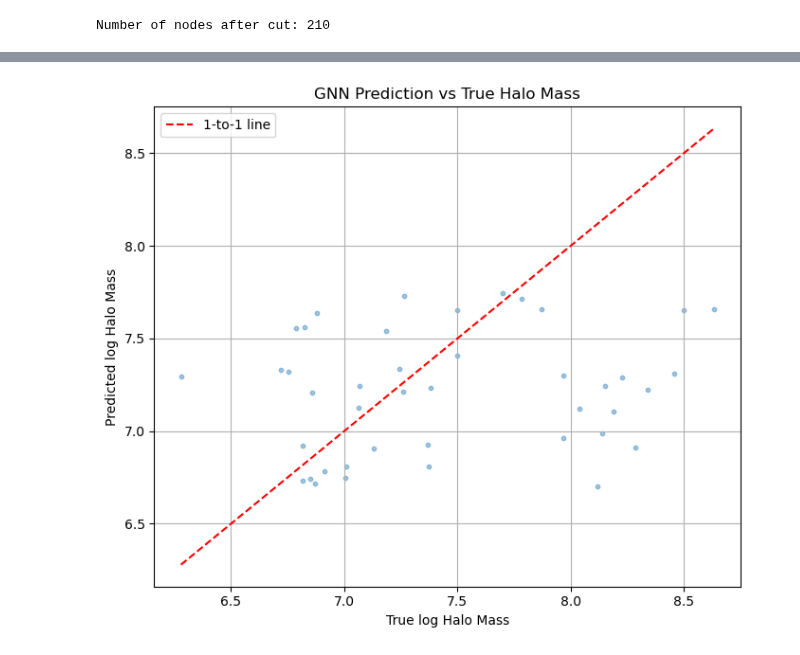
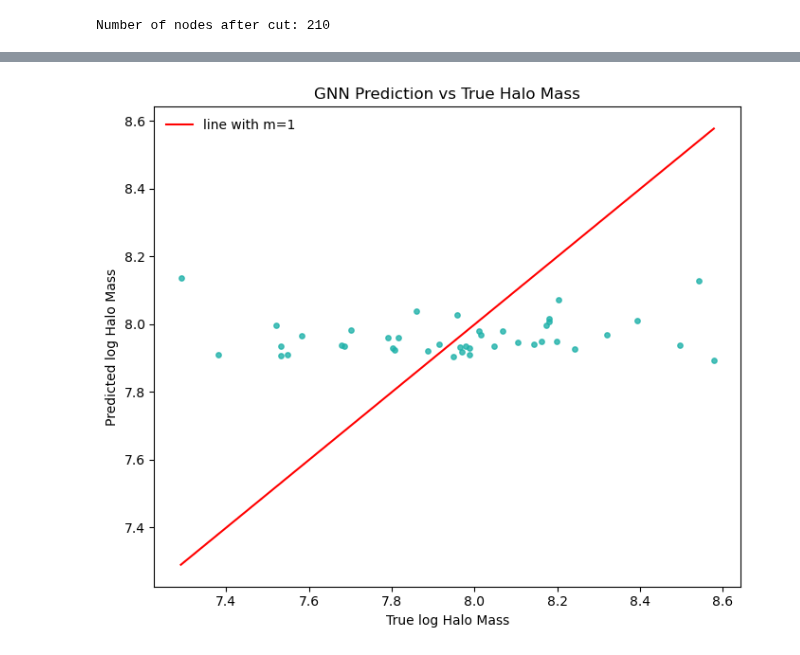
Before and after one commit to labani-01/PHY657, a Jupyter notebook: Module_7/Module_7.ipynb, the cells around one changed output, grey strips where cells are left out. Cells and saved outputs as stored; diff of their text form; code cells hidden in the pictures.

```diff
--- a/Module_7/Module_7.ipynb
+++ b/Module_7/Module_7.ipynb
@@ -154,22 +141,32 @@ log_halo_mass = np.log10(subhalo_halo_mass + 1e-8)
 # %%
-h = 0.6774
+stellar_mass = all_data['SubhaloMassType'][:, 4]
+log_stellar_mass = np.log10(stellar_mass / h + 1e-8) + 10
 
-# Stellar mass from SubhaloMassType[:,4]
-stellar_mass = all_data['SubhaloMassType'][:, 4] / h
-log_stellar_mass = np.log10(stellar_mass + 1e-8) + 10
-
-# Stellar halfmass radius
 half_mass_rad = all_data['SubhaloHalfmassRadType'][:, 4]
 log_half_mass_rad = np.log10(half_mass_rad + 1e-8)
 
-# Vmax
 vmax = all_data['SubhaloVmax']
 log_vmax = np.log10(vmax + 1e-8)
 
 photometry = all_data['SubhaloStellarPhotometrics']  # shape: (N, 8)
 velocity = all_data['SubhaloVel']                    # shape: (N, 3)
 
-# Cut: stellar mass > 1e5 and halfmass radius > 0 and Vmax > 0
+photometry = all_data['SubhaloStellarPhotometrics']
+U = photometry[:, 0]
+B = photometry[:, 1]
+V = photometry[:, 2]
+g = photometry[:, 4]
+r = photometry[:, 5]
+i = photometry[:, 6]
+z = photometry[:, 7]
+
+u_minus_b = U - B
+b_minus_v = B - V
+g_minus_r = g - r
+r_minus_i = r - i
+i_minus_z = i - z
+
+# Cut: stellar mass > 1e5 and halfmass radius > 0 and Vmax > 0 (take some massive galaxies)
 mask = (log_stellar_mass > 5) & (vmax > 0) & (half_mass_rad > 0)
 
 # Apply mask
@@ -177,7 +174,12 @@ positions = all_data['SubhaloPos'][mask]
 features = np.stack([
     log_stellar_mass[mask],
     log_vmax[mask],
-    log_half_mass_rad[mask]
+    log_half_mass_rad[mask],
+    u_minus_b[mask],
+    b_minus_v[mask],
+    g_minus_r[mask],
+    r_minus_i[mask],
+    i_minus_z[mask]
 ], axis=1)  # shape: (N, 3)
 is_central_masked = is_central[mask].reshape(-1, 1)  # shape: (N, 1)
 features = np.hstack([features, is_central_masked])
@@ -201,7 +205,7 @@ dst = indices[:, 1:].flatten()
 edge_index = torch.tensor([src, dst], dtype=torch.long)
 # %%
 x = torch.tensor(features, dtype=torch.float)
-y = torch.tensor(log_halo_mass[mask], dtype=torch.float)
+y = torch.tensor(subhalo_loghalomass[mask], dtype=torch.float) #log_halo_mass
 #y = torch.tensor(log_stellar_mass[mask], dtype=torch.float)  # or any target
 
 data = Data(x=x, edge_index=edge_index, y=y)
@@ -252,7 +239,7 @@ split = int(0.8 * num_nodes)
 train_mask = perm[:split]
 test_mask = perm[split:]
 
-for epoch in range(2500):
+for epoch in range(2000):
     model.train()
     optimizer.zero_grad()
     pred = model(data.x, data.edge_index)
@@ -276,21 +265,20 @@ with torch.no_grad():
 # %%
 import matplotlib.pyplot as plt
 
 true = data.y[test_mask].cpu().numpy()
 pred = predictions[test_mask].cpu().numpy()
 
 plt.figure(figsize=(7, 6))
-plt.scatter(true, pred, alpha=0.4, s=10)
-plt.plot([true.min(), true.max()], [true.min(), true.max()], 'r--', label='1-to-1 line')
+plt.scatter(true, pred, alpha=0.8, s=15, c='lightseagreen')
+plt.plot([true.min(), true.max()], [true.min(), true.max()], 'r-', label = 'line with m=1')
 plt.xlabel("True log Halo Mass")
 plt.ylabel("Predicted log Halo Mass")
 plt.title("GNN Prediction vs True Halo Mass")
-plt.legend()
-plt.grid(True)
+plt.legend(frameon=False)
 plt.tight_layout()
 plt.show()
 # %% [output]
-[figure, old version]
+[figure, new version]
 # %%
 from sklearn.metrics import r2_score, root_mean_squared_error
 
```
Also changed, not shown: parts of 16 cells of this notebook.
